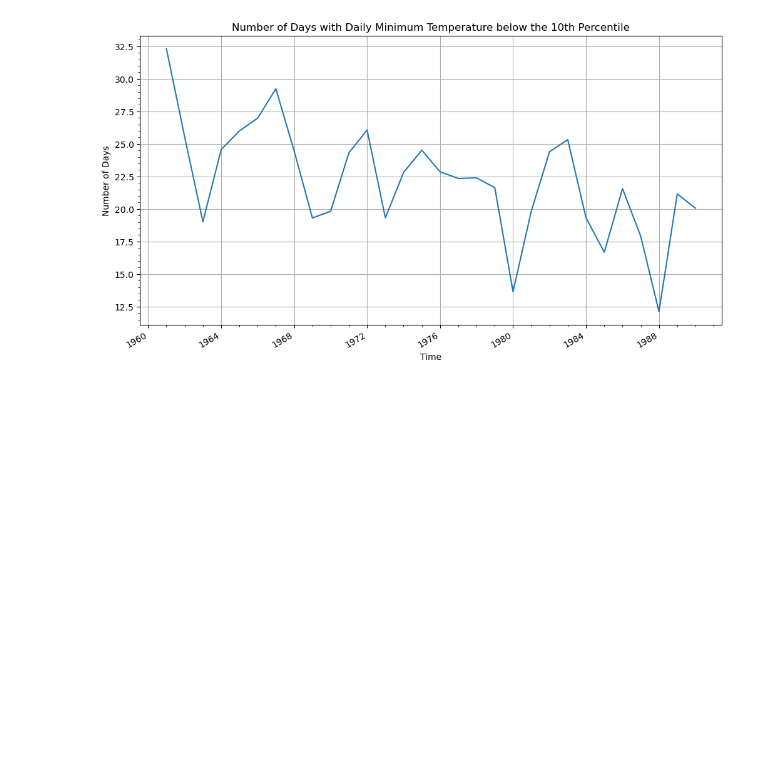
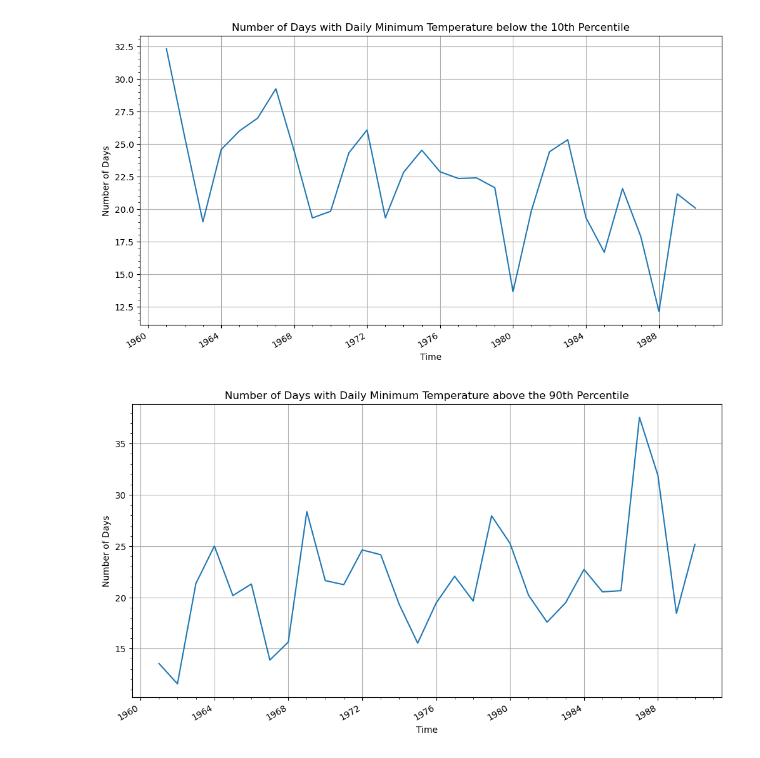
Before and after one commit to shiv3679/climate-indices, a Jupyter notebook: xclim/pre_data.ipynb, the cells around one changed output. Cells and saved outputs as stored; diff of their text form; code cells hidden in the pictures; blank space fills up the shorter version.

```diff
--- a/xclim/pre_data.ipynb
+++ b/xclim/pre_data.ipynb
@@ -156,3 +158,23 @@ plt.minorticks_on()
 plt.show()
 # %% [output]
 [figure]
+# %%
+from xclim.indices import tn90p
+
+# Assuming the variable 'data' holds your xarray.Dataset and 't2m' is the daily minimum temperature
+tasmin_per_90 = percentile_doy(data['t2m'], per=90, window=5).sel(percentiles=90)
+warm_nights = tn90p(data['t2m'], tasmin_per_90)
+# %%
+warm_nights_mean = warm_nights.mean(dim=['latitude', 'longitude'])  # Averaging over the spatial dimensions
+
+# Plotting the time series
+plt.figure(figsize=(12, 6))
+warm_nights_mean.plot()
+plt.title('Number of Days with Daily Minimum Temperature above the 90th Percentile')
+plt.xlabel('Time')
+plt.ylabel('Number of Days')
+plt.grid(True)
+plt.minorticks_on()
+plt.show()
+# %% [output]
+[figure, added]
```
Also changed, not shown: parts of 15 cells of this notebook.
